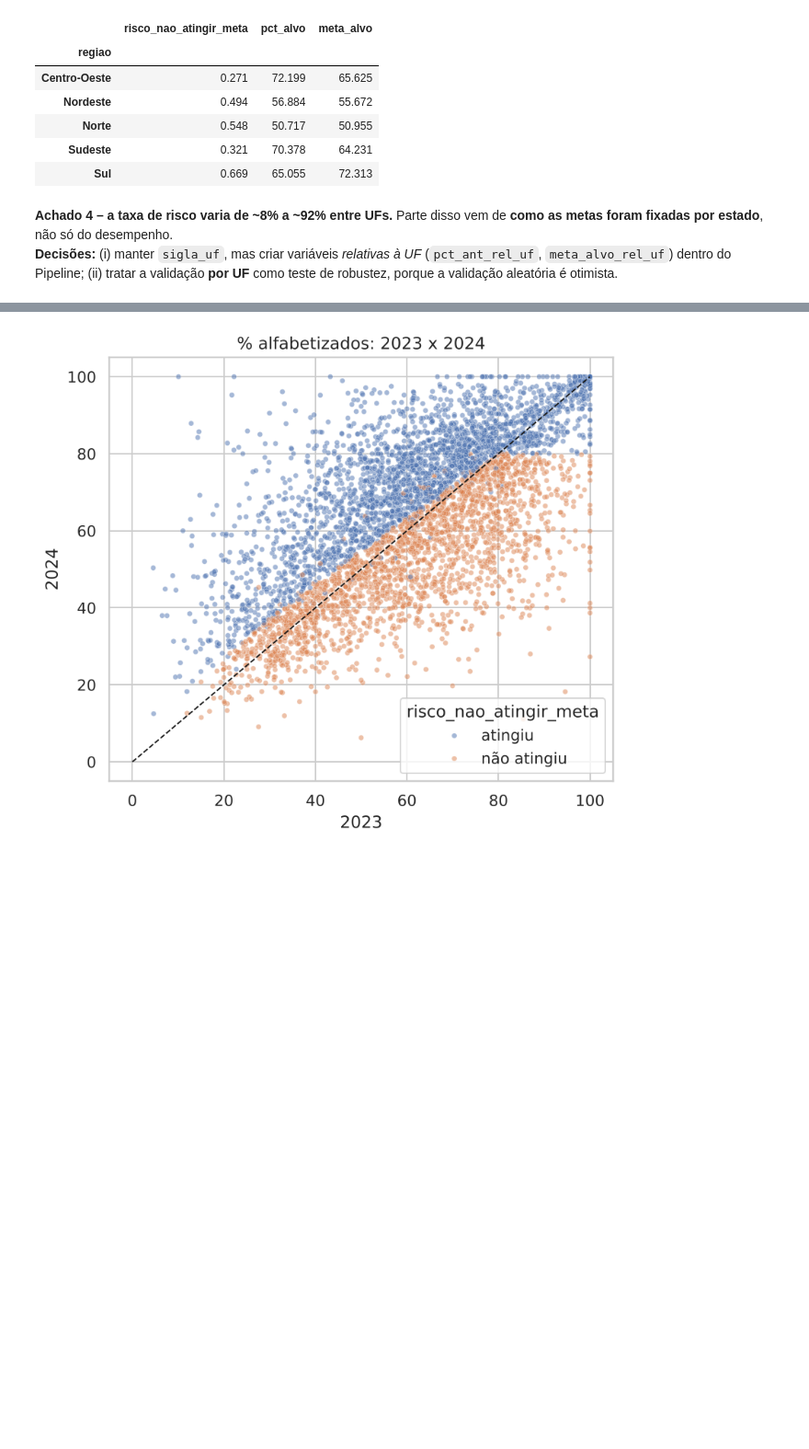
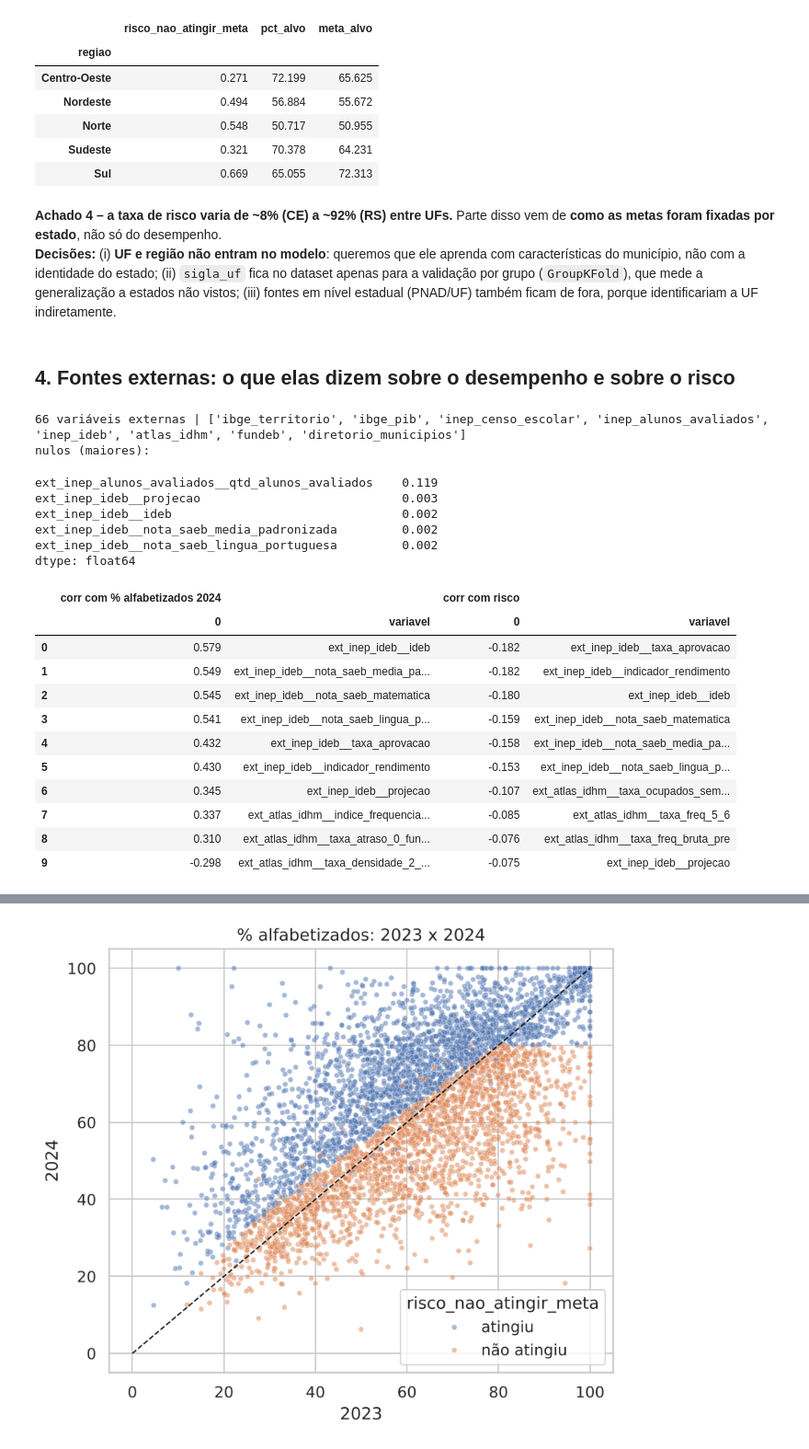
Before and after one commit to arthuralexandre10aa-sys/tech-challenge-fase3, a Jupyter notebook: notebooks/01_eda.ipynb, the cells around one changed output, grey strips where cells are left out. Shown at 92% size. Saved outputs shown, nothing was run; the diff lists cells and outputs as text; code cells hidden in the pictures; blank space fills up the shorter version.

```diff
--- a/notebooks/01_eda.ipynb
+++ b/notebooks/01_eda.ipynb
@@ -95,5 +95,36 @@ display(df.groupby("regiao")[[TARGET, "pct_alvo", "meta_alvo"]].mean().round(3))
 | Sudeste | 0.321 | 70.378 | 64.231 |
 | Sul | 0.669 | 65.055 | 72.313 |
 # %% [markdown]
-**Achado 4 – a taxa de risco varia de ~8% a ~92% entre UFs.** Parte disso vem de **como as metas foram fixadas por estado**, não só do desempenho.
-**Decisões:** (i) manter `sigla_uf`, mas criar variáveis *relativas à UF* (`pct_ant_rel_uf`, `meta_alvo_rel_uf`) dentro do Pipeline; (ii) tratar a validação **por UF** como teste de robustez, porque a validação aleatória é otimista.
+**Achado 4 – a taxa de risco varia de ~8% (CE) a ~92% (RS) entre UFs.** Parte disso vem de **como as metas foram fixadas por estado**, não só do desempenho.
+**Decisões:** (i) **UF e região não entram no modelo**: queremos que ele aprenda com características do município, não com a identidade do estado; (ii) `sigla_uf` fica no dataset apenas para a validação por grupo (`GroupKFold`), que mede a generalização a estados não vistos; (iii) fontes em nível estadual (PNAD/UF) também ficam de fora, porque identificariam a UF indiretamente.
+# %% [markdown]
+## 4. Fontes externas: o que elas dizem sobre o desempenho e sobre o risco
+# %%
+ext = [c for c in df.columns if c.startswith("ext_")]
+print(len(ext), "variáveis externas |", usadas)
+print("nulos (maiores):"); display(df[ext].isna().mean().sort_values(ascending=False).head(5).round(3))
+c_nivel = df[ext].corrwith(df["pct_alvo"]).sort_values(key=abs, ascending=False).head(10)
+c_risco = df[ext].corrwith(df[TARGET]).sort_values(key=abs, ascending=False).head(10)
+display(pd.concat({"corr com % alfabetizados 2024": c_nivel.reset_index(drop=True).to_frame().assign(variavel=c_nivel.index),
+                   "corr com risco": c_risco.reset_index(drop=True).to_frame().assign(variavel=c_risco.index)}, axis=1).round(3))
+# %% [output]
+66 variáveis externas | ['ibge_territorio', 'ibge_pib', 'inep_censo_escolar', 'inep_alunos_avaliados', 'inep_ideb', 'atlas_idhm', 'fundeb', 'diretorio_municipios']
+nulos (maiores):
+ext_inep_alunos_avaliados__qtd_alunos_avaliados    0.119
+ext_inep_ideb__projecao                            0.003
+ext_inep_ideb__ideb                                0.002
+ext_inep_ideb__nota_saeb_media_padronizada         0.002
+ext_inep_ideb__nota_saeb_lingua_portuguesa         0.002
+dtype: float64
+|  | corr com % alfabetizados 2024 |  | corr com risco |  |
+|  | 0 | variavel | 0 | variavel |
+| 0 | 0.579 | ext_inep_ideb__ideb | -0.182 | ext_inep_ideb__taxa_aprovacao |
+| 1 | 0.549 | ext_inep_ideb__nota_saeb_media_pa... | -0.182 | ext_inep_ideb__indicador_rendimento |
+| 2 | 0.545 | ext_inep_ideb__nota_saeb_matematica | -0.180 | ext_inep_ideb__ideb |
+| 3 | 0.541 | ext_inep_ideb__nota_saeb_lingua_p... | -0.159 | ext_inep_ideb__nota_saeb_matematica |
+| 4 | 0.432 | ext_inep_ideb__taxa_aprovacao | -0.158 | ext_inep_ideb__nota_saeb_media_pa... |
+| 5 | 0.430 | ext_inep_ideb__indicador_rendimento | -0.153 | ext_inep_ideb__nota_saeb_lingua_p... |
+| 6 | 0.345 | ext_inep_ideb__projecao | -0.107 | ext_atlas_idhm__taxa_ocupados_sem... |
+| 7 | 0.337 | ext_atlas_idhm__indice_frequencia... | -0.085 | ext_atlas_idhm__taxa_freq_5_6 |
+| 8 | 0.310 | ext_atlas_idhm__taxa_atraso_0_fun... | -0.076 | ext_atlas_idhm__taxa_freq_bruta_pre |
+| 9 | -0.298 | ext_atlas_idhm__taxa_densidade_2_... | -0.075 | ext_inep_ideb__projecao |
```
Also changed, not shown: parts of 6 cells of this notebook, 58 other files.
